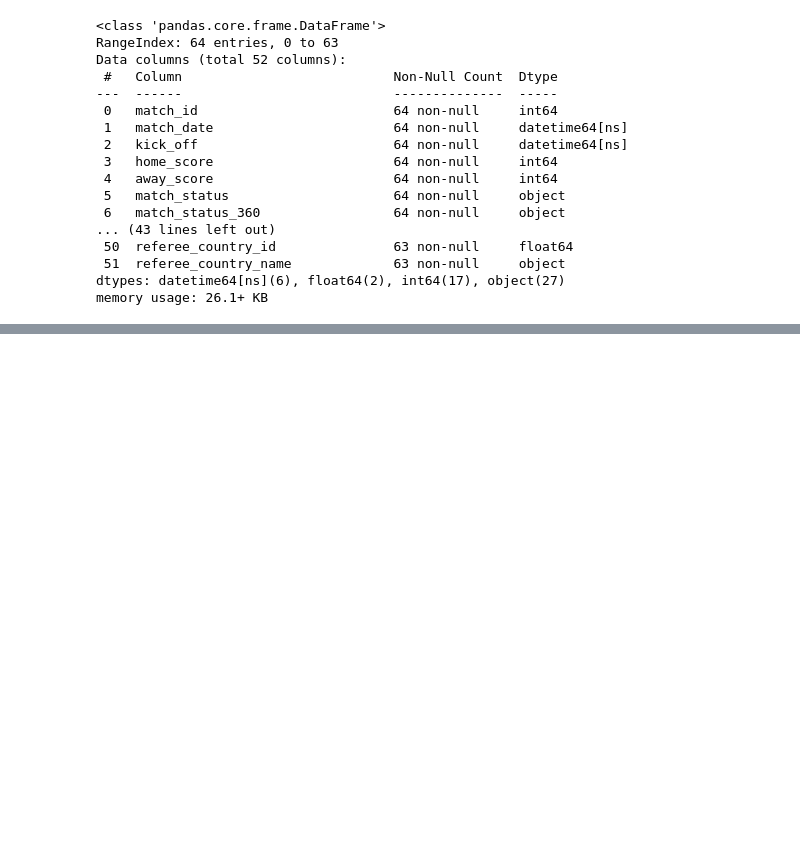
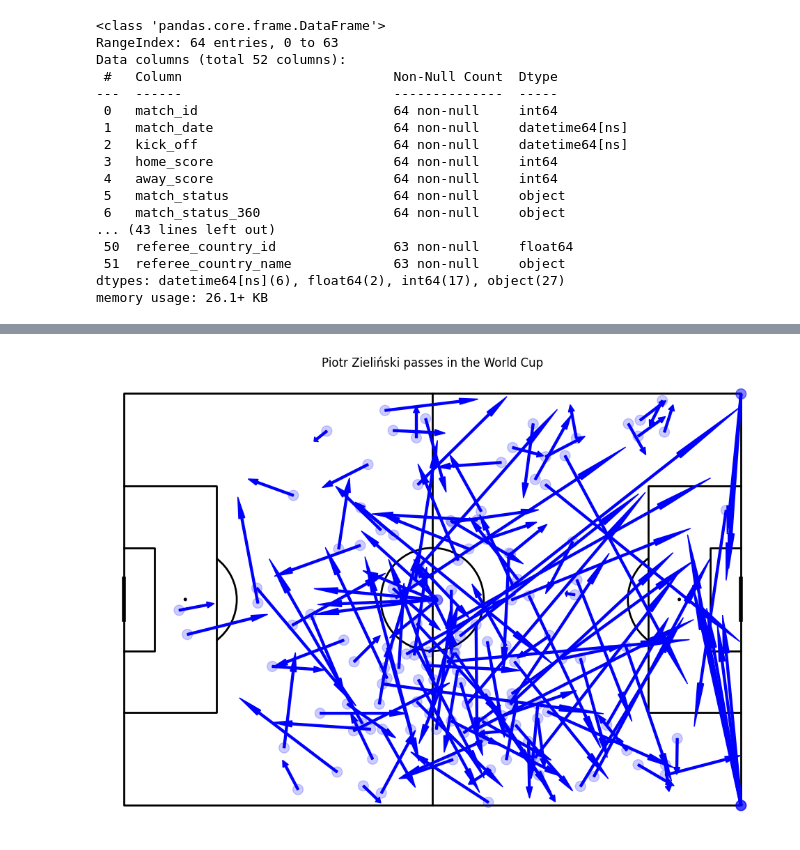
Before and after one commit to jaceksta/PassSonars, a Jupyter notebook: sonars.ipynb, the cells around one changed output, grey strips where cells are left out. Saved outputs shown, nothing was run; the diff lists cells and outputs as text; code cells hidden in the pictures; blank space fills up the shorter version.

Commit message:
Added Passing Plot

```diff
--- a/sonars.ipynb
+++ b/sonars.ipynb
@@ -100,0 +93,4 @@ df_event.head()
+# %%
+passes = df_event.loc[df_event['type_name'] == 'Pass'].loc[df_event['sub_type_name'] != 'Throw-in'].set_index('id')
+
+passes.head()
@@ -100,0 +106,23 @@ df_event.head()
+# %%
+pitch = Pitch(line_color = 'black')
+fig,ax = pitch.draw(figsize=(10,7))
+
+for i,thepass in passes.iterrows():
+    if thepass['player_name'] == 'Piotr Zieliński':
+        x=thepass['x']
+        y=thepass['y']
+
+        passCircle=plt.Circle((x,y),1,color="blue")
+        passCircle.set_alpha(.2)
+        ax.add_patch(passCircle)
+        dx=thepass['end_x']-x
+        dy=thepass['end_y']-y
+        #plot arrow
+        passArrow=plt.Arrow(x,y,dx,dy,width=2,color="blue")
+        ax.add_patch(passArrow)
+
+ax.set_title("Piotr Zieliński passes in the World Cup")
+fig.set_size_inches(10, 7)
+plt.show()
+# %% [output]
+[figure, added]
```
Also changed, not shown: parts of 3 cells of this notebook.
